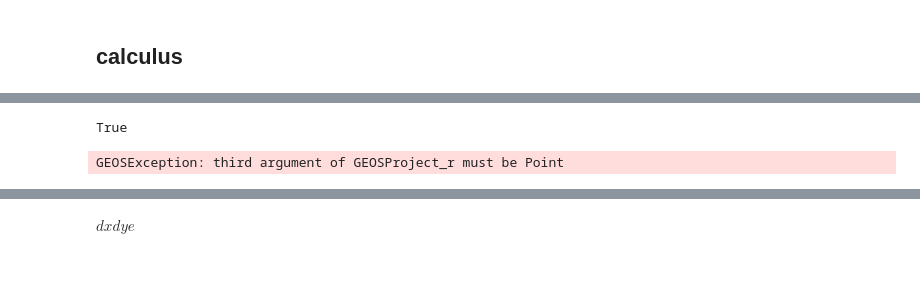
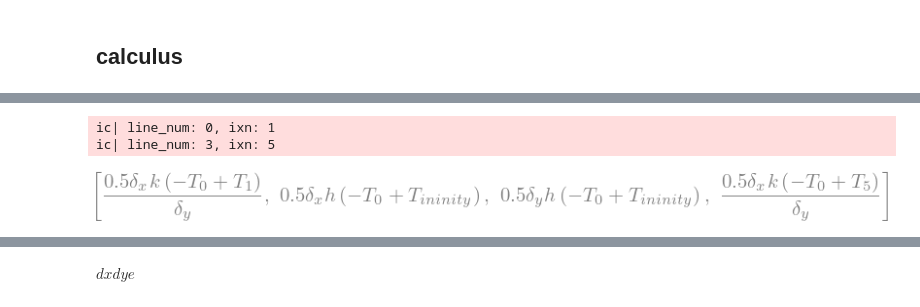
Before and after one commit to juliet29/windows, a Jupyter notebook: analysis/notebooks/230729_fem_setup.ipynb, the cells around one changed output, grey strips where cells are left out. Saved outputs shown, nothing was run; the diff lists cells and outputs as text; code cells hidden in the pictures; blank space fills up the shorter version.

```diff
--- a/analysis/notebooks/230729_fem_setup.ipynb
+++ b/analysis/notebooks/230729_fem_setup.ipynb
@@ -93,5 +132,2 @@ for k,v in cells_trimmed.items():
 # %% [markdown]
 ## calculus
-# %%
-vs = list(cells_trimmed[0].exterior.coords)
-vs
@@ -116,3 +134,5 @@ get_flow_direction(lines[2])
+# %%
+cells_temp = {ix: k for ix, k in enumerate(smp.symbols(f"T0:{len(cells_trimmed.values())}"))}
 # %%
 def get_flow_direction(line):
     t = line.xy
@@ -125,3 +145,6 @@ def get_flow_direction(line):
         dir="y"
 
     return dir
+
+def get_rel_length(line, typical_length):
+    return line.length/typical_length
@@ -137,17 +150,0 @@ amb_poly_diff
-# %%
-amb_touch_pattern = 'F1FF0F212'
-lines[2].relate_pattern(amb_poly_diff, amb_touch_pattern)
-# lines[2].relate(amb_poly_diff)
-# %% [output]
-True
-# %%
-def get_flow_direction(test_line):
-
-    # line_x = LineString(((0,0), (1,0)))
-    # line_y = LineString(((0,0), (0,1)))
-
-    # return test_line.project(line_x), test_line.project(line_y)
-# %%
-get_flow_direction(lines[1])
-# %% [output]
-GEOSException: third argument of GEOSProject_r must be Point
@@ -157,0 +203,6 @@ def interior_conduction(cell):
+# %%
+boundary_cell_eq(cell_num=0)
+# %% [output]
+ic| line_num: 0, ixn: 1
+ic| line_num: 3, ixn: 5
+[figure, added]
```
Also changed, not shown: parts of 17 cells of this notebook.
